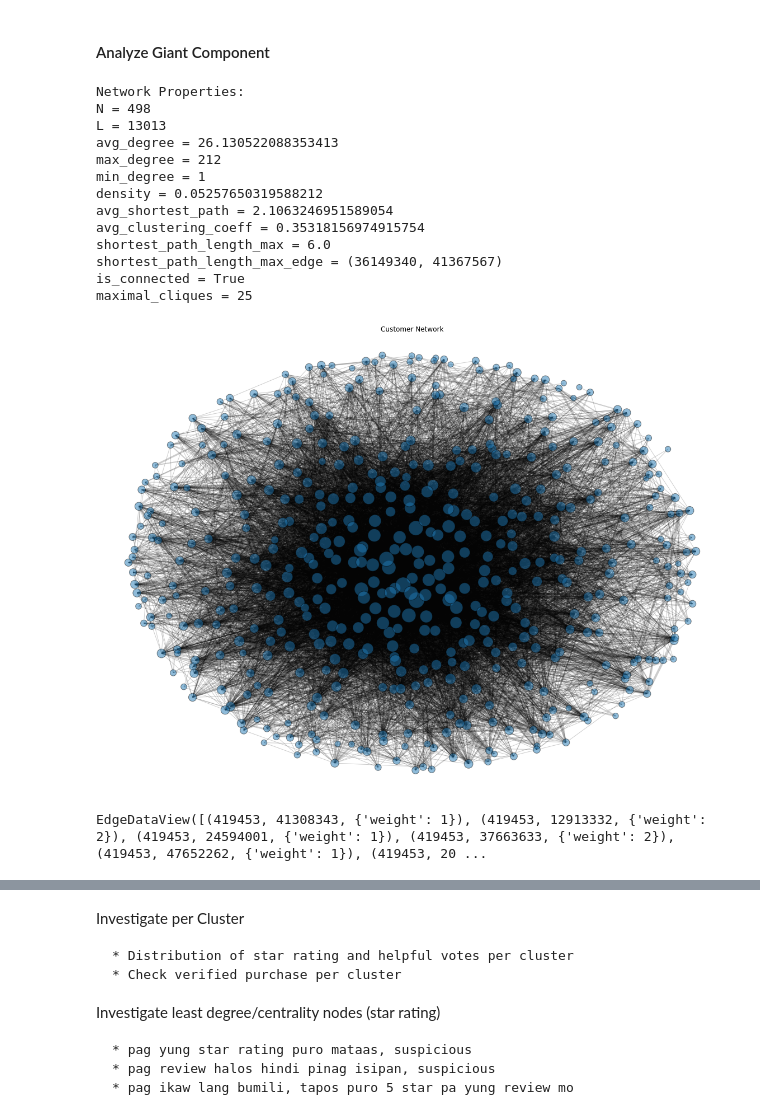
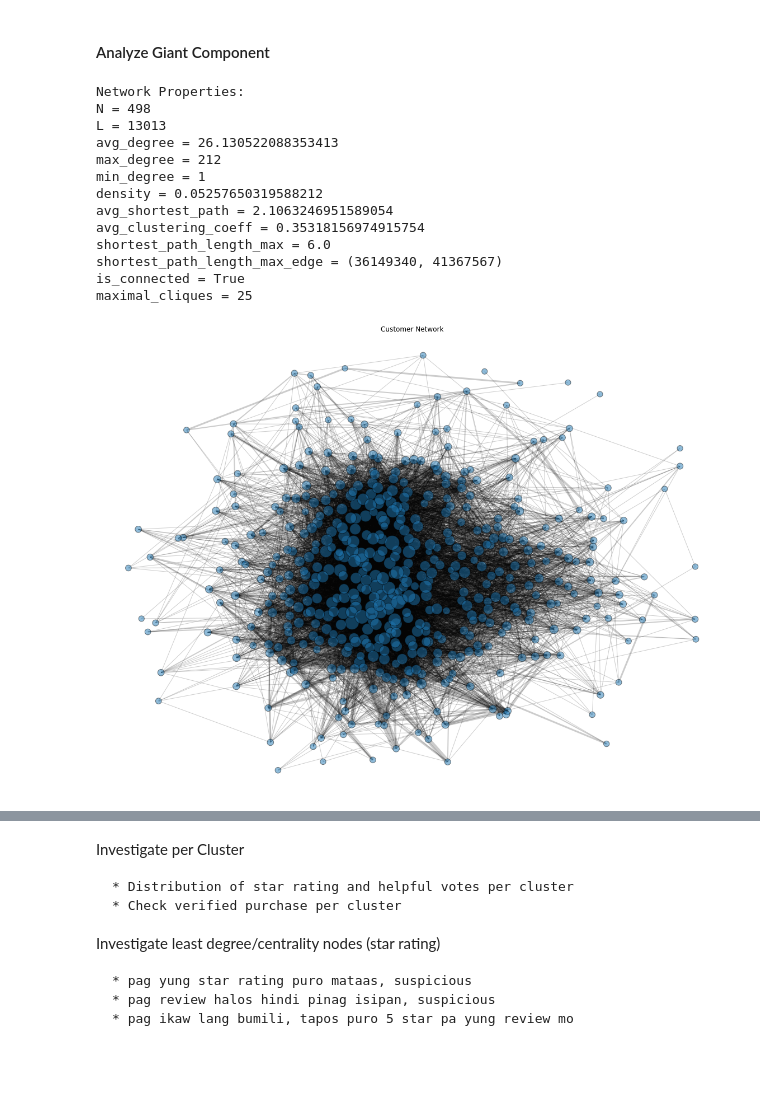
Before and after one commit to abeljoshua20/Amazon-Customer-Review-Network-Analysis, a Jupyter notebook: Final Project.ipynb, the cells around one changed output, grey strips where cells are left out. Cells and saved outputs as stored; diff of their text form; code cells hidden in the pictures; blank space fills up the shorter version.

```diff
--- a/Final Project.ipynb
+++ b/Final Project.ipynb
@@ -92,7 +92,7 @@ df.head()
 # %% [markdown]
 Remove single value columns
 # %%
-df.drop(['marketplace', 'product_category', 'vine'], axis=1, inplace=True)
+df.drop(['marketplace', 'product_category'], axis=1, inplace=True)
 # %% [markdown]
 ## Text Preprocessing
 # %% [markdown]
@@ -594,39 +594,36 @@ edgewidth = [edge[2]['weight'] for edge in customer_giant_G.edges(data=True)]
 fig, ax = plt.subplots(figsize=(20, 15))
 ax.axis("off")
 
 node_size = NodeSizeScaler(
     min_size=100, max_size=800).fit_transform(customer_giant_G)
 
-pos = nx.fruchterman_reingold_layout(customer_giant_G, k=1.5, seed=11)
+pos = nx.fruchterman_reingold_layout(customer_giant_G, k=0.7, seed=11)
+# pos = nx.fruchterman_reingold_layout(customer_giant_G, k=1.5, seed=11)
 nx.draw_networkx_nodes(customer_giant_G, pos, node_size=node_size,
                        alpha=0.5,
                        edgecolors='black',
                        ax=ax)
 nx.draw_networkx_edges(customer_giant_G, pos, edgelist=edgelist,
                        width=edgewidth, alpha=0.2, ax=ax)
 
 print(nxa.NetworkProperties(customer_giant_G))
 plt.title('Customer Network')
 plt.show()
 # %% [output]
 Network Properties:
 N = 498
 L = 13013
 avg_degree = 26.130522088353413
 max_degree = 212
 min_degree = 1
 density = 0.05257650319588212
 avg_shortest_path = 2.1063246951589054
 avg_clustering_coeff = 0.35318156974915754
 shortest_path_length_max = 6.0
 shortest_path_length_max_edge = (36149340, 41367567)
 is_connected = True
 maximal_cliques = 25
-[figure, old version]
+[figure, new version]
-# %%
-customer_giant_G.edges(data=True)
-# %% [output]
-EdgeDataView([(419453, 41308343, {'weight': 1}), (419453, 12913332, {'weight': 2}), (419453, 24594001, {'weight': 1}), (419453, 37663633, {'weight': 2}), (419453, 47652262, {'weight': 1}), (419453, 20 ...
 # %%
 lm = LouvainMethod()
 lm_result = lm.fit_transform(customer_giant_G)
```
Also changed, not shown: parts of 13 cells of this notebook.
